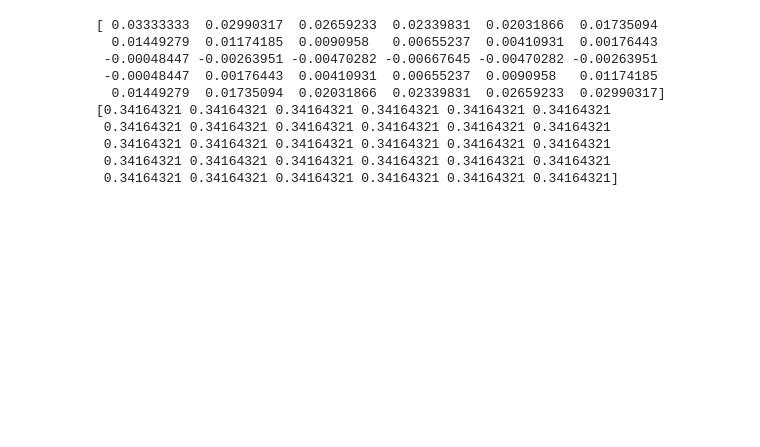
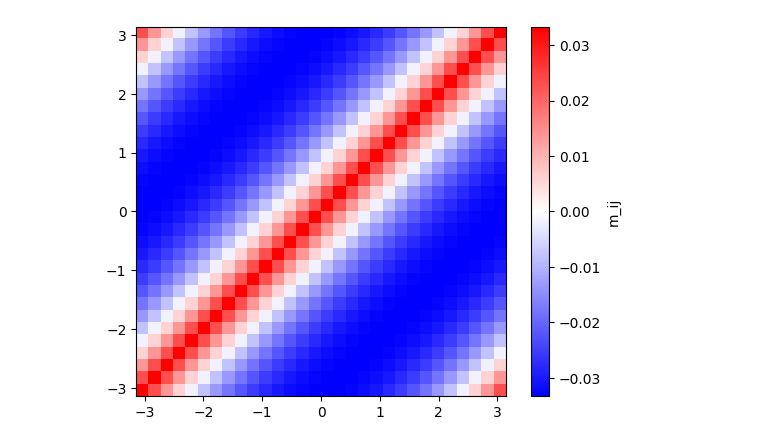
Before and after one commit to noah-ginzburg/RANController, a Jupyter notebook: RAN/mean_field_ran.ipynb, the cells around one changed output. Saved outputs shown, nothing was run; the diff lists cells and outputs as text; code cells hidden in the pictures; blank space fills up the shorter version.

```diff
--- a/RAN/mean_field_ran.ipynb
+++ b/RAN/mean_field_ran.ipynb
@@ -32,23 +34,19 @@ gammas = np.array([gamma1, gamma2, gamma3])
 # %%
 # Node positions and connectivity
-theta = np.array([2*np.pi*i/N_s for i in range(N_s)])
+#theta = np.array([2*np.pi*i/N_s for i in range(N_s)])
+theta = np.linspace(-np.pi, np.pi, N_s, endpoint=False)
 
 M = np.zeros((N_s, N_s))
 for i in range(N_s):
     for j in range(N_s):
-        angular_diff = np.arctan2(np.sin(theta[i] - theta[j]), np.cos(theta[i] - theta[j]))
-        M[i, j] = np.cos(np.pi * np.power(np.abs(angular_diff), v) / np.pi) * (1/N_s) #abs not right?
+        angular_diff = np.abs(wrap_around(theta[i], theta[j]))
+        M[i, j] = np.cos(np.pi * np.power((angular_diff/np.pi), v)) * (1/N_s) #abs not right?
+
+plt.imshow(M, extent=[-np.pi, np.pi, -np.pi, np.pi], cmap='bwr',origin='lower')
+plt.colorbar(label='m_ij')
+plt.show()
 # %% [output]
-[ 0.03333333  0.02990317  0.02659233  0.02339831  0.02031866  0.01735094
-  0.01449279  0.01174185  0.0090958   0.00655237  0.00410931  0.00176443
- -0.00048447 -0.00263951 -0.00470282 -0.00667645 -0.00470282 -0.00263951
- -0.00048447  0.00176443  0.00410931  0.00655237  0.0090958   0.01174185
-  0.01449279  0.01735094  0.02031866  0.02339831  0.02659233  0.02990317]
-[0.34164321 0.34164321 0.34164321 0.34164321 0.34164321 0.34164321
- 0.34164321 0.34164321 0.34164321 0.34164321 0.34164321 0.34164321
- 0.34164321 0.34164321 0.34164321 0.34164321 0.34164321 0.34164321
- 0.34164321 0.34164321 0.34164321 0.34164321 0.34164321 0.34164321
- 0.34164321 0.34164321 0.34164321 0.34164321 0.34164321 0.34164321]
+[figure, added]
 # %%
 #Helper functions
 def plot_ring(z, theta, name):
```
Also changed, not shown: parts of 5 cells of this notebook.
